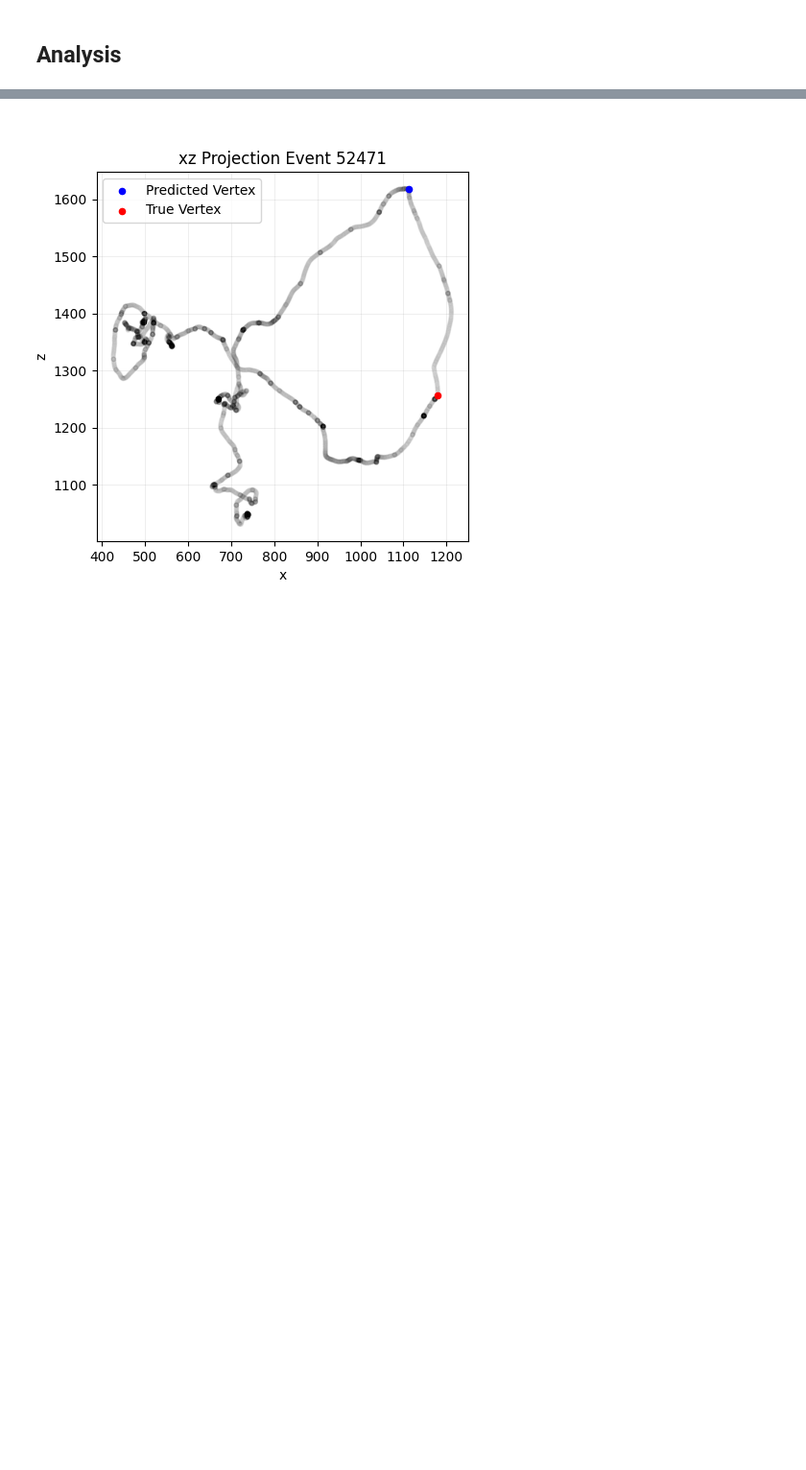
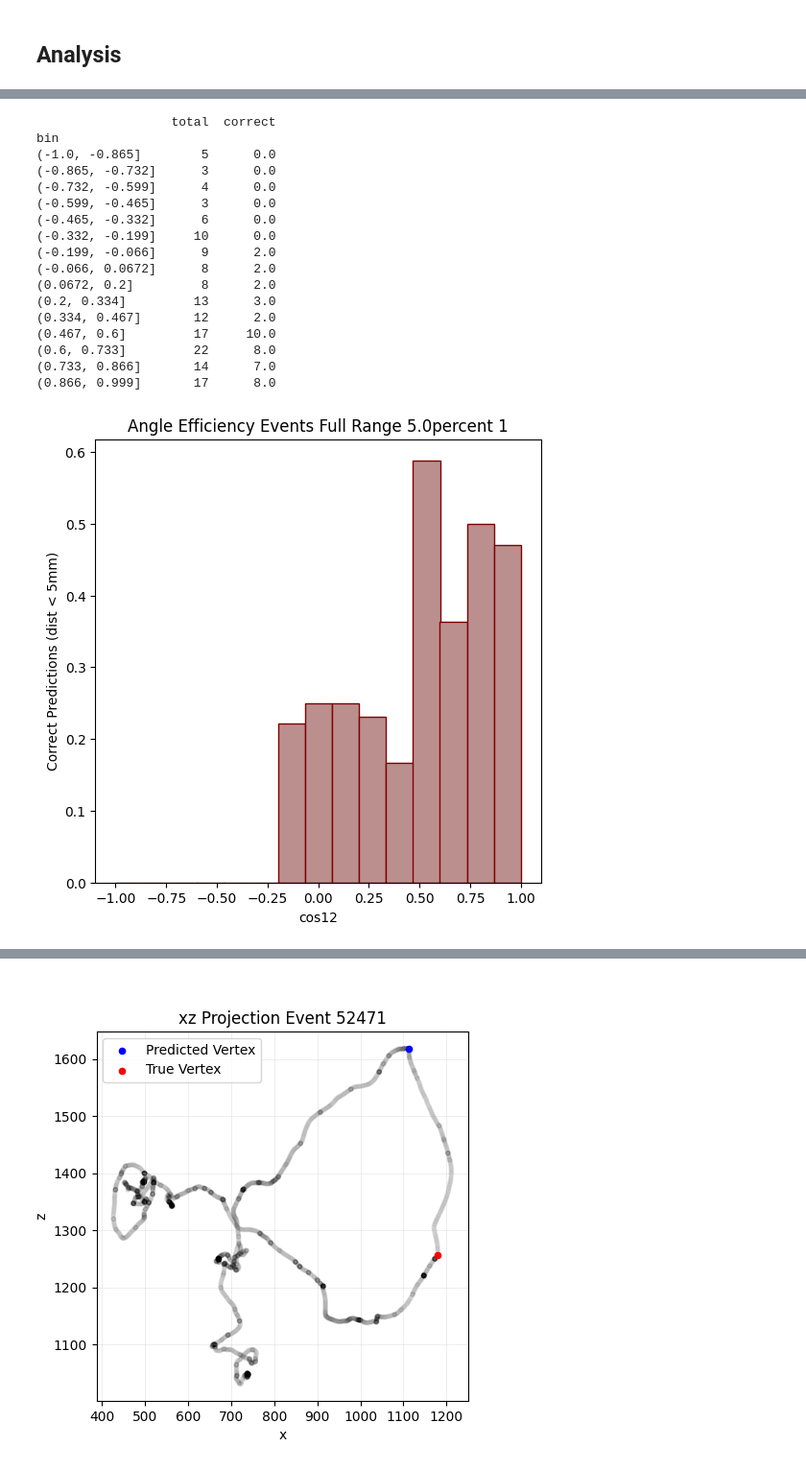
Before and after one commit to Rei-Jones/next-machine-learning, a Jupyter notebook: Machine_Learning/analysis/vertex_predictions.ipynb, the cells around one changed output, grey strips where cells are left out. Shown at 96% size. Drawn from its saved outputs; the diff is of its cells as text; code cells hidden in the pictures; blank space fills up the shorter version.

```diff
--- a/Machine_Learning/analysis/vertex_predictions.ipynb
+++ b/Machine_Learning/analysis/vertex_predictions.ipynb
@@ -361,0 +414,21 @@ nodiff percent predicted: 62.98427567748411%
+# %%
+angle_efficiency(vertex_df_5percent, "Angle Efficiency Events Full Range 5.0percent 1")
+# %% [output]
+                  total  correct
+bin
+(-1.0, -0.865]        5      0.0
+(-0.865, -0.732]      3      0.0
+(-0.732, -0.599]      4      0.0
+(-0.599, -0.465]      3      0.0
+(-0.465, -0.332]      6      0.0
+(-0.332, -0.199]     10      0.0
+(-0.199, -0.066]      9      2.0
+(-0.066, 0.0672]      8      2.0
+(0.0672, 0.2]         8      2.0
+(0.2, 0.334]         13      3.0
+(0.334, 0.467]       12      2.0
+(0.467, 0.6]         17     10.0
+(0.6, 0.733]         22      8.0
+(0.733, 0.866]       14      7.0
+(0.866, 0.999]       17      8.0
+[figure, added]
```
Also changed, not shown: parts of 21 cells of this notebook, 3 other files.
